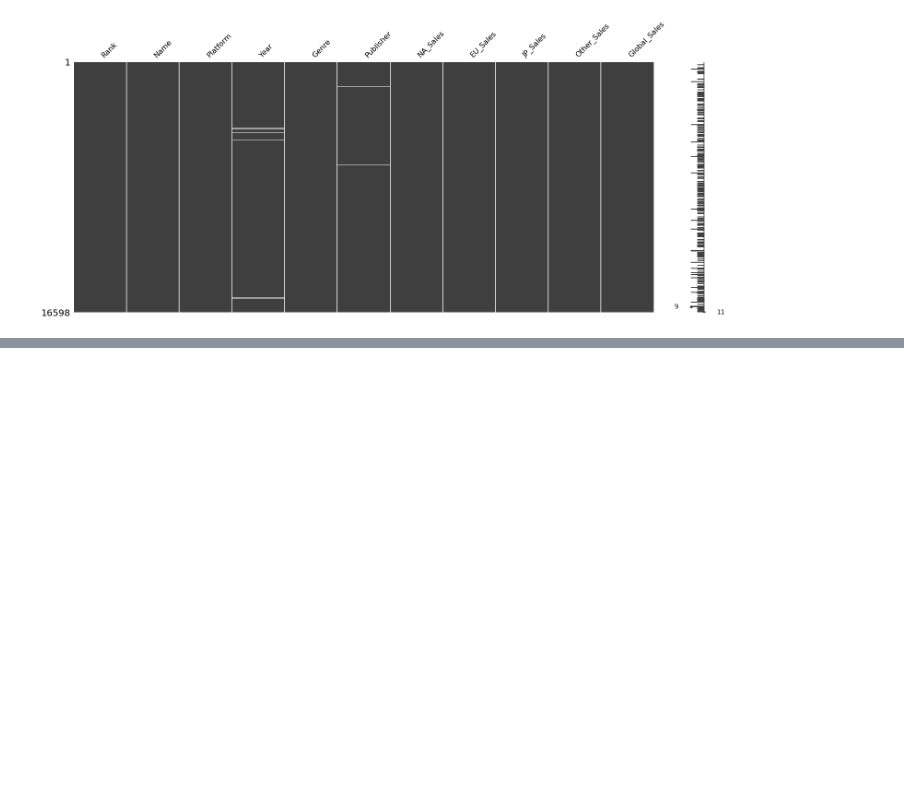
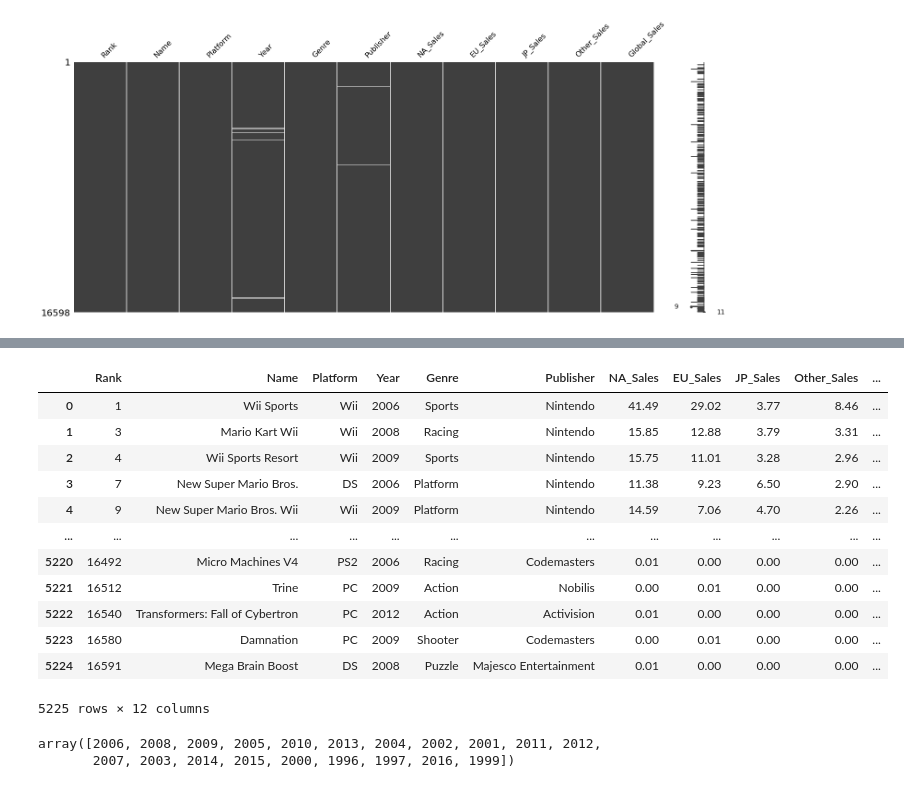
Before and after one commit to stdynv/suivi_projet_data, a Jupyter notebook: projet.ipynb, the cells around one changed output, grey strips where cells are left out. Drawn from its saved outputs; the diff is of its cells as text; code cells hidden in the pictures; blank space fills up the shorter version.

```diff
--- a/projet.ipynb
+++ b/projet.ipynb
@@ -74,3 +127,12 @@ df['Year'] = df['Year'].astype('int')
+# %%
+vg_reviews['Platform'].replace('PlayStation 3','PS3',inplace=True)
+vg_reviews['Platform'].replace('PlayStation 2','PS2',inplace=True)
+vg_reviews['Platform'].replace('PlayStation Vita','PSV',inplace=True)
+vg_reviews['Platform'].replace('Xbox','XB',inplace=True)
+vg_reviews['Platform'].replace('Xbox 360','X360',inplace=True)
+vg_reviews['Platform'].replace('Xbox Series X','XOne',inplace=True)
+vg_reviews['Platform'].replace('Wii U','WiiU',inplace=True)
+vg_reviews['Platform'].replace('GameCube','GC',inplace=True)
 # %%
 df
 # %% [output]
@@ -89,0 +154,21 @@ df
+# %%
+df_merge
+# %% [output]
+|  | Rank | Name | Platform | Year | Genre | Publisher | NA_Sales | EU_Sales | JP_Sales | Other_Sales | ... |
+| 0 | 1 | Wii Sports | Wii | 2006 | Sports | Nintendo | 41.49 | 29.02 | 3.77 | 8.46 | ... |
+| 1 | 3 | Mario Kart Wii | Wii | 2008 | Racing | Nintendo | 15.85 | 12.88 | 3.79 | 3.31 | ... |
+| 2 | 4 | Wii Sports Resort | Wii | 2009 | Sports | Nintendo | 15.75 | 11.01 | 3.28 | 2.96 | ... |
+| 3 | 7 | New Super Mario Bros. | DS | 2006 | Platform | Nintendo | 11.38 | 9.23 | 6.50 | 2.90 | ... |
+| 4 | 9 | New Super Mario Bros. Wii | Wii | 2009 | Platform | Nintendo | 14.59 | 7.06 | 4.70 | 2.26 | ... |
+| ... | ... | ... | ... | ... | ... | ... | ... | ... | ... | ... | ... |
+| 5220 | 16492 | Micro Machines V4 | PS2 | 2006 | Racing | Codemasters | 0.01 | 0.00 | 0.00 | 0.00 | ... |
+| 5221 | 16512 | Trine | PC | 2009 | Action | Nobilis | 0.00 | 0.01 | 0.00 | 0.00 | ... |
+| 5222 | 16540 | Transformers: Fall of Cybertron | PC | 2012 | Action | Activision | 0.01 | 0.00 | 0.00 | 0.00 | ... |
+| 5223 | 16580 | Damnation | PC | 2009 | Shooter | Codemasters | 0.00 | 0.01 | 0.00 | 0.00 | ... |
+| 5224 | 16591 | Mega Brain Boost | DS | 2008 | Puzzle | Majesco Entertainment | 0.01 | 0.00 | 0.00 | 0.00 | ... |
+5225 rows × 12 columns
+# %%
+df_merge['Year'].unique()
+# %% [output]
+array([2006, 2008, 2009, 2005, 2010, 2013, 2004, 2002, 2001, 2011, 2012,
+       2007, 2003, 2014, 2015, 2000, 1996, 1997, 2016, 1999])
```
Also changed, not shown: parts of 7 cells of this notebook.
